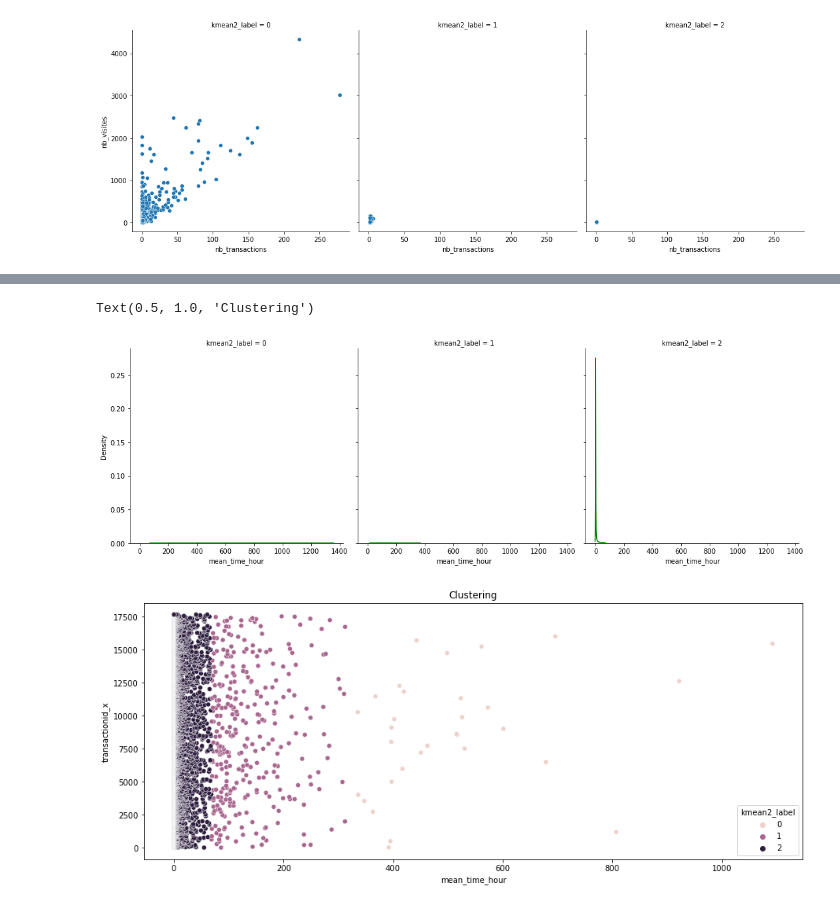
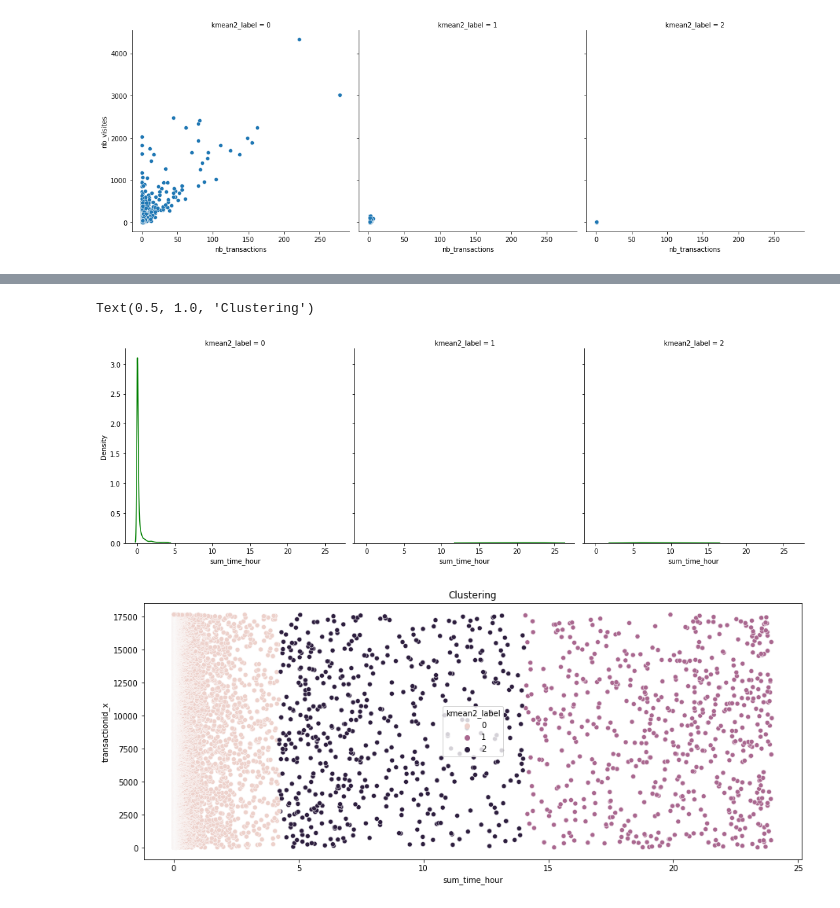
Before and after one commit to soopajot/eCommerce_Customer_Behavior, a Jupyter notebook: time_transactions_visiteurs_clustering.ipynb, the cells around one changed output, grey strips where cells are left out. Drawn from its saved outputs; the diff is of its cells as text; code cells hidden in the pictures.

```diff
--- a/time_transactions_visiteurs_clustering.ipynb
+++ b/time_transactions_visiteurs_clustering.ipynb
@@ -151,8 +170,4 @@ time_mean_transaction.sort_values('mean_time_minute', ascending=True)
 # %%
-# Calculer le temps moyen sur transaction par acheteur
-time_mean_visitor = time_mean_transaction.groupby(by=['visitorid']).mean()
-time_mean_visitor
-
 # Nombre de visites
 stats = df.groupby('visitorid').agg({'visitorid':'count'})
 stats = stats.rename(columns={"visitorid": "nb_visites"})
@@ -181,12 +196,22 @@ stats = pd.merge(stats, items, left_index=True, right_index=True, how='left')
 stats = stats.rename(columns={"itemid": "nb_items_bought"})
 
 # Merge avec temps moyen passé
-stats = pd.merge(stats, time_mean_visitor, left_index=True, right_index=True, how='left')
+stats = pd.merge(stats, time_sum_visitor, left_index=True, right_index=True, how='left')
 stats = stats.fillna(0)
 stats = stats.sort_values('nb_transactions', ascending=False)
 
 # Supprimer le visiteur 1150086
 stats = stats.drop(stats.head(1).index)
-stats = stats.sort_values('mean_time_minute', ascending=True)
+stats = stats.sort_values('sum_time_minute', ascending=False)
+
+# Temps moyen transaction
+stats['mean_time_tran_sec'] = stats['sum_time_second'] / stats['nb_transactions']
+stats = stats.fillna(0)
+stats['mean_time_tran_minute'] = round(stats['mean_time_tran_sec']/60)
+stats['mean_time_tran_hour'] = round(stats['mean_time_tran_sec']/3600,2)
+
+# VERIFICATION
+#stats.loc[stats.mean_time_tran_sec < 0]
+
 stats
 # %% [output]
@@ -306,12 +326,8 @@ sns.relplot(
 [figure]
 [figure]
 # %%
-# CLUSTERING SUR time_mean_transaction
-time_mean_transaction_clustering = time_mean_transaction.drop(['item_list','visitorid'], axis=1)
-
-# CLUSTERING SUR time_mean_transaction_clustering
-
-k1 = KMeans(n_clusters=50).fit(time_mean_transaction_clustering)
+# CLUSTERING SUR time_sum_tran
+k1 = KMeans(n_clusters=50).fit(time_sum_tran)
 plt.figure(figsize=(20, 10))
 Z = linkage(k1.cluster_centers_, method='ward', metric='euclidean')
 plt.title("Dendrogramme CAH")
@@ -322,23 +338,23 @@ plt.show()
 ac = AgglomerativeClustering(n_clusters = 3).fit(k1.cluster_centers_)
 cd = pd.DataFrame(k1.cluster_centers_)
 
-time_mean_transaction_clustering['kmean1_label'] = k1.labels_
+time_sum_tran['kmean1_label'] = k1.labels_
 
 # DATA CLUSTERING
 for i in list(cd.index):
-    time_mean_transaction_clustering.loc[time_mean_transaction_clustering['kmean1_label'] == cd.index[i], 'agglo_label'] = ac.labels_[i]
+    time_sum_tran.loc[time_sum_tran['kmean1_label'] == cd.index[i], 'agglo_label'] = ac.labels_[i]
 
 # GET NEW CENTROIDS = MEAN OF AGGLO 4 LABELS
-new_centroids = time_mean_transaction_clustering.groupby('agglo_label').mean()
-new_time_mean_transaction_clustering = time_mean_transaction_clustering.drop(['agglo_label'], axis=1)
+new_centroids = time_sum_tran.groupby('agglo_label').mean()
+new_time_sum_tran = time_sum_tran.drop(['agglo_label'], axis=1)
 
 k2 = KMeans(n_clusters=3, init=new_centroids)
-k2.fit(new_time_mean_transaction_clustering)
+k2.fit(new_time_sum_tran)
 
 # Centroids and labels
 k2_centroids = k2.cluster_centers_
 k2_labels = k2.labels_
 
-time_mean_transaction_clustering['kmean2_label'] = k2.labels_
-time_mean_transaction_clustering
+time_sum_tran['kmean2_label'] = k2.labels_
+time_sum_tran
 # %% [output]
@@ -360,14 +376,14 @@ time_mean_transaction_clustering
 # %%
-sns.displot(data=time_mean_transaction_clustering, x="mean_time_hour", col="kmean2_label", kind="kde", color='green')
+sns.displot(data=time_sum_tran, x="sum_time_hour", col="kmean2_label", kind="kde", color='green')
 
 import seaborn as sns
 plt.figure(figsize=(15,6))
-sns.scatterplot(data=time_mean_transaction_clustering, x="mean_time_hour", y=time_mean_transaction_clustering.index, hue="kmean2_label",)
+sns.scatterplot(data=time_sum_tran, x="sum_time_hour", y=time_sum_tran.index, hue="kmean2_label",)
 plt.title('Clustering')
 # %% [output]
 Text(0.5, 1.0, 'Clustering')
-[figure, old version]
+[figure, new version]
-[figure, old version]
+[figure, new version]
 # %%
 ##### DATAVIZ ######
 # Temps de Transactions moins d'une heure
```
Also changed, not shown: parts of 14 cells of this notebook.
